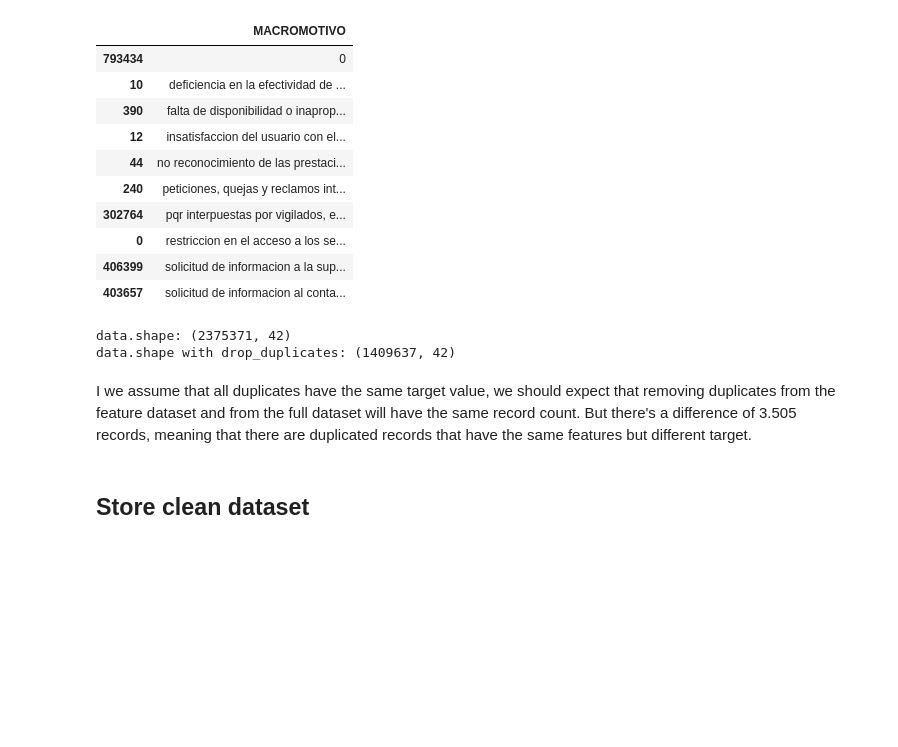
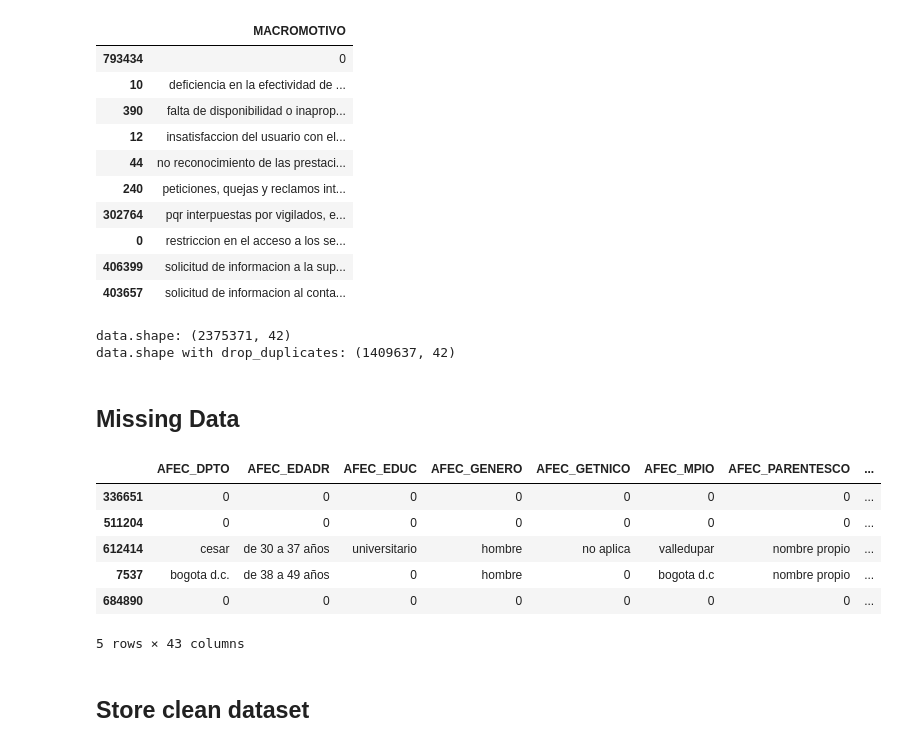
Before and after one commit to mrugeles/capstone-project, a Jupyter notebook: 1) Dataset - Cleaning.ipynb, the cells around one changed output. Drawn from its saved outputs; the diff is of its cells as text; code cells hidden in the pictures; blank space fills up the shorter version.

```diff
--- a/1) Dataset - Cleaning.ipynb
+++ b/1) Dataset - Cleaning.ipynb
@@ -406,8 +408,35 @@ print("data.shape with drop_duplicates: %s"%(str(data.shape)))
 # %% [output]
 data.shape: (2375371, 42)
 data.shape with drop_duplicates: (1409637, 42)
-# %% [markdown]
-I we assume that all duplicates have the same target value, we should expect that removing duplicates from the feature dataset and from the full dataset will have the same record count.  But there's a difference of 3.505 records, meaning that there are duplicated records that have the same features but different target.
+# %% [markdown]
+## Missing Data
+# %%
+def count(row, data_columns):
+    total = 0
+    for column_name in data_columns:
+        total += 1 if row[column_name] == '0' else 0
+    return total
+
+def getSample(dataset):
+    data_columns = dataset.columns.values.tolist()
+    data_columns.remove('RIESGO_VIDA')
+    data_columns.remove('ALTO_COSTO')
+
+    dataset = dataset.sample(n=50)
+
+    dfTotal = dataset.apply(lambda row: count(row, data_columns), axis=1)
+    dataset['total'] = dfTotal
+    return dataset.loc[dataset['total'] > 4]
+
+display(getSample(data))
+# %% [output]
+|  | AFEC_DPTO | AFEC_EDADR | AFEC_EDUC | AFEC_GENERO | AFEC_GETNICO | AFEC_MPIO | AFEC_PARENTESCO | ... |
+| 336651 | 0 | 0 | 0 | 0 | 0 | 0 | 0 | ... |
+| 511204 | 0 | 0 | 0 | 0 | 0 | 0 | 0 | ... |
+| 612414 | cesar | de 30 a 37 años | universitario | hombre | no aplica | valledupar | nombre propio | ... |
+| 7537 | bogota d.c. | de 38 a 49 años | 0 | hombre | 0 | bogota d.c | nombre propio | ... |
+| 684890 | 0 | 0 | 0 | 0 | 0 | 0 | 0 | ... |
+5 rows × 43 columns
 # %% [markdown]
 ## Store clean dataset
 # %%
```
Also changed, not shown: parts of 1 cell of this notebook, 4 other files.
